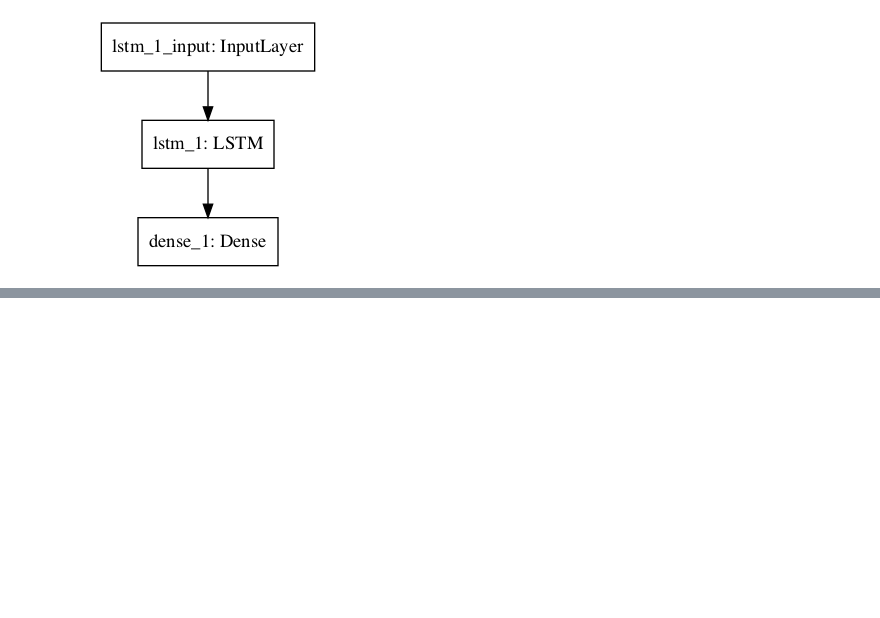
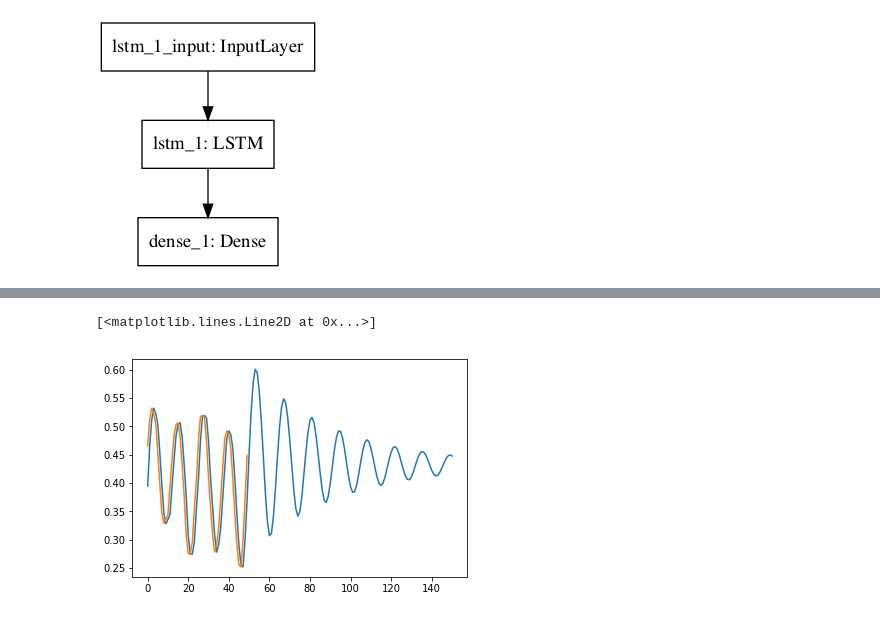
Before and after one commit to openearth/notebooks, a Jupyter notebook: deep_learning_example.ipynb, the cells around one changed output, grey strips where cells are left out. Cells and saved outputs as stored; diff of their text form; code cells hidden in the pictures; blank space fills up the shorter version.

Commit message:
deep learning forecast

```diff
--- a/deep_learning_example.ipynb
+++ b/deep_learning_example.ipynb
@@ -125,0 +179,16 @@ plt.xlim(t[0], t[-1])
+# %%
+forecasts = selection_X.copy()
+for i in range(100):
+    prediction = model.predict(forecasts)
+    extra = np.array([forecasts[-1, 0, 1], prediction[-1, 0]])
+    forecasts = np.vstack([
+        forecasts,
+        extra[np.newaxis, np.newaxis, :]
+    ])
+# %%
+plt.plot(forecasts[:, 0, -1])
+plt.plot(N.transform(selection['h'].values))
+plt.plot(df_test.ix[50:200]['h'].values)
+# %% [output]
+[<matplotlib.lines.Line2D at 0x...>]
+[figure, added]
```
Also changed, not shown: parts of 11 cells of this notebook.
